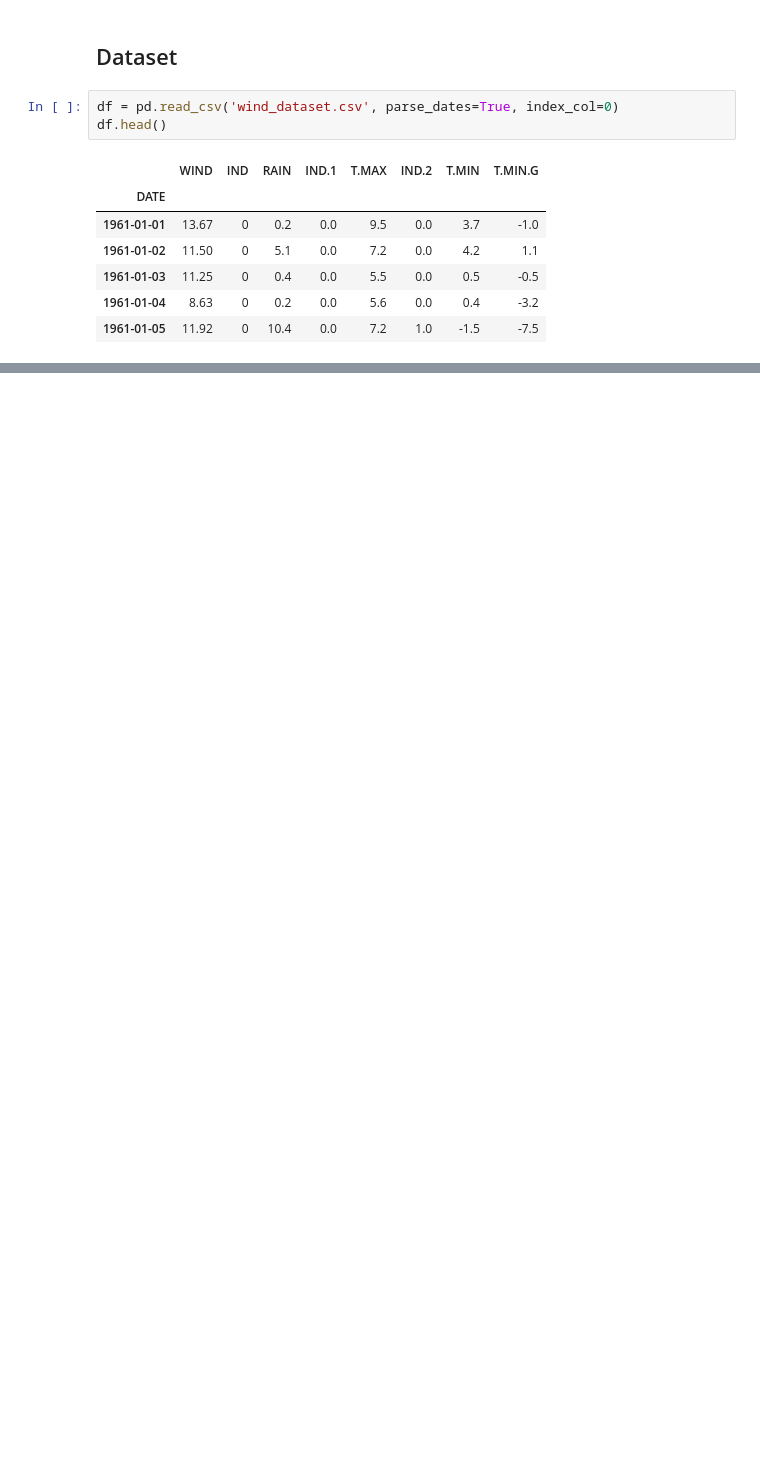
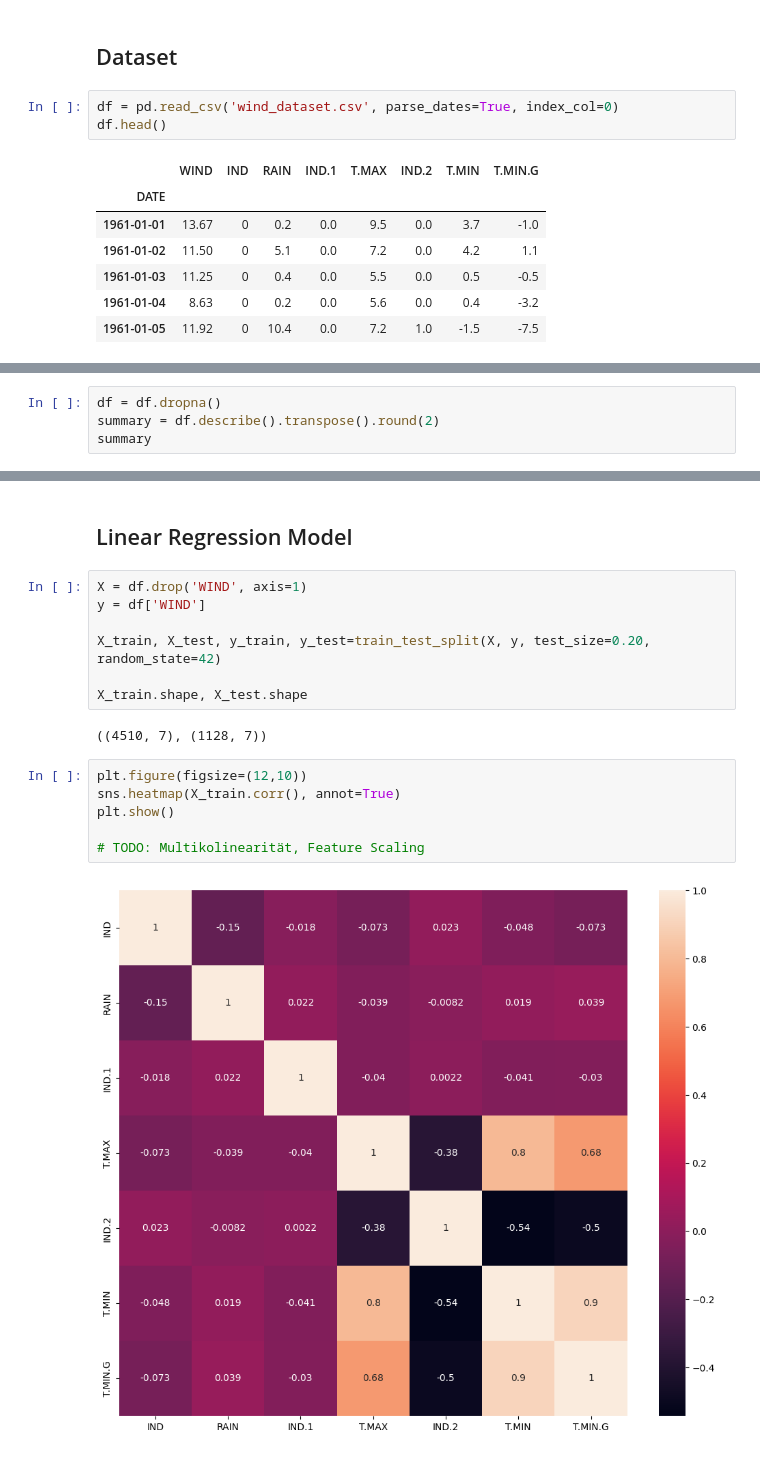
Before and after one commit to simonsymhoven/shap-thesis, a Jupyter notebook: notebooks/wind/wind.ipynb, the cells around one changed output, grey strips where cells are left out. Saved outputs shown, nothing was run; the diff lists cells and outputs as text; blank space fills up the shorter version.

Commit message:
implement bacis linreg model

```diff
--- a/notebooks/wind/wind.ipynb
+++ b/notebooks/wind/wind.ipynb
@@ -45,0 +60,4 @@ print(table)
+# %%
+df = df.dropna()
+summary = df.describe().transpose().round(2)
+summary
@@ -45,0 +74,19 @@ print(table)
+# %% [markdown]
+## Linear Regression Model
+# %%
+X = df.drop('WIND', axis=1)
+y = df['WIND']
+
+X_train, X_test, y_train, y_test=train_test_split(X, y, test_size=0.20, random_state=42)
+
+X_train.shape, X_test.shape
+# %% [output]
+((4510, 7), (1128, 7))
+# %%
+plt.figure(figsize=(12,10))
+sns.heatmap(X_train.corr(), annot=True)
+plt.show()
+
+# TODO: Multikolinearität, Feature Scaling
+# %% [output]
+[figure, added]
```
Also changed, not shown: parts of 16 cells of this notebook, 4 other files.
